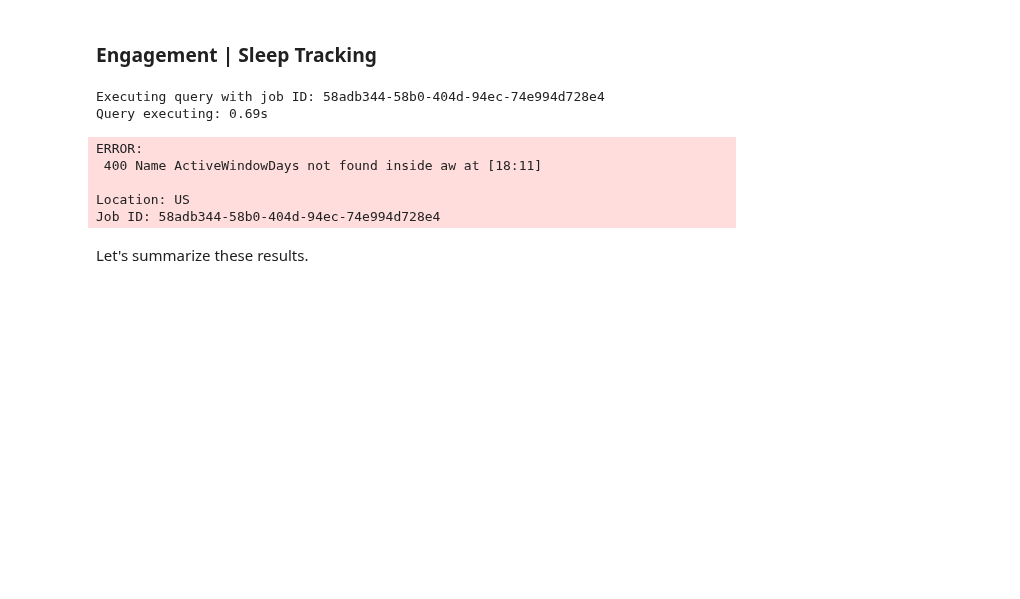
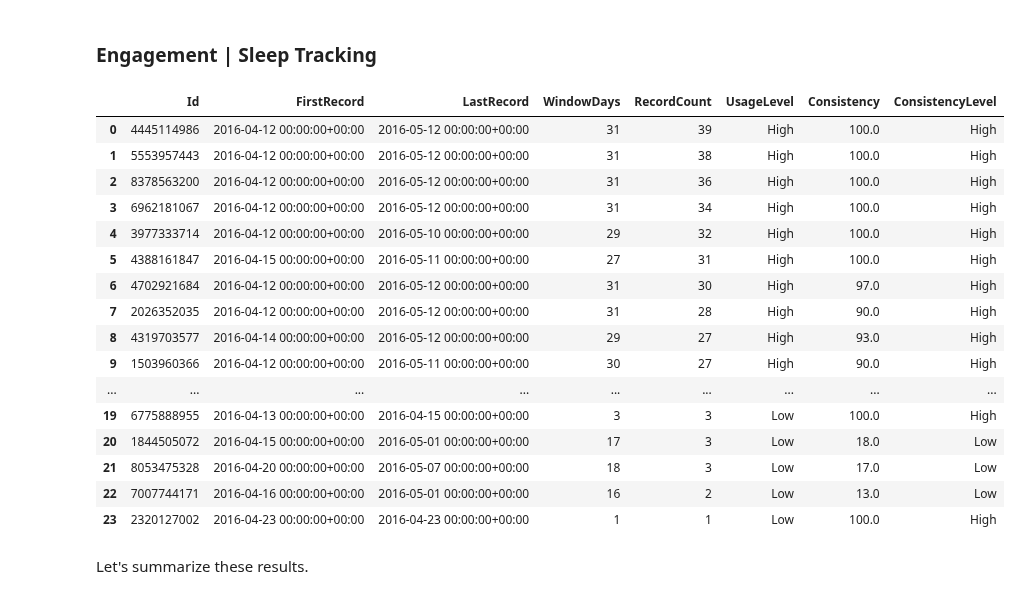
Before and after one commit to phlln/bellabeat-analysis, a Jupyter notebook: notebooks/bellabeat_consumer_insight_analysis.ipynb, the cells around one changed output. Cells and saved outputs as stored; diff of their text form; code cells hidden in the pictures; blank space fills up the shorter version.

```diff
--- a/notebooks/bellabeat_consumer_insight_analysis.ipynb
+++ b/notebooks/bellabeat_consumer_insight_analysis.ipynb
@@ -869,41 +860,51 @@ WITH sleep_record_count AS (
     GROUP BY 1
 ),
 active_window AS (
     SELECT Id,
            MIN(SleepDay) AS FirstRecord,
            MAX(SleepDay) AS LastRecord,
            DATE_DIFF(MAX(SleepDay), MIN(SleepDay), DAY) + 1 AS WindowDays, -- add 1 to include usage on final day
      FROM `gac-bellabeat.activity.sleep`
     GROUP BY 1
 )
 SELECT aw.Id,
        aw.FirstRecord,
        aw.LastRecord,
-       aw.ActiveWindowDays,
+       aw.WindowDays,
        src.RecordCount,
        CASE
         WHEN src.RecordCount >= 21 THEN 'High'
         WHEN src.RecordCount >= 14 THEN 'Moderate'
         ELSE 'Low'
        END AS UsageLevel,
        ROUND((CASE WHEN src.RecordCount > aw.WindowDays THEN 1 ELSE src.RecordCount / aw.WindowDays END)*100, 0) AS Consistency,
        CASE
             WHEN ROUND((CASE WHEN src.RecordCount > aw.WindowDays THEN 1 ELSE src.RecordCount / aw.WindowDays END)*100, 0)  >= 75 THEN 'High'
             WHEN ROUND((CASE WHEN src.RecordCount > aw.WindowDays THEN 1 ELSE src.RecordCount / aw.WindowDays END)*100, 0)  >= 50 THEN 'Moderate'
             ELSE 'Low'
        END AS ConsistencyLevel
  FROM active_window aw
  JOIN sleep_record_count src
    ON aw.Id = src.Id
 ORDER BY 5 DESC, 6, 7 DESC, 8, 4 DESC, 2, 3;
 # %% [output]
-Executing query with job ID: 58adb344-58b0-404d-94ec-74e994d728e4
-Query executing: 0.69s
-ERROR:
- 400 Name ActiveWindowDays not found inside aw at [18:11]
-
-Location: US
-Job ID: 58adb344-58b0-404d-94ec-74e994d728e4
+|  | Id | FirstRecord | LastRecord | WindowDays | RecordCount | UsageLevel | Consistency | ConsistencyLevel |
+| 0 | 4445114986 | 2016-04-12 00:00:00+00:00 | 2016-05-12 00:00:00+00:00 | 31 | 39 | High | 100.0 | High |
+| 1 | 5553957443 | 2016-04-12 00:00:00+00:00 | 2016-05-12 00:00:00+00:00 | 31 | 38 | High | 100.0 | High |
+| 2 | 8378563200 | 2016-04-12 00:00:00+00:00 | 2016-05-12 00:00:00+00:00 | 31 | 36 | High | 100.0 | High |
+| 3 | 6962181067 | 2016-04-12 00:00:00+00:00 | 2016-05-12 00:00:00+00:00 | 31 | 34 | High | 100.0 | High |
+| 4 | 3977333714 | 2016-04-12 00:00:00+00:00 | 2016-05-10 00:00:00+00:00 | 29 | 32 | High | 100.0 | High |
+| 5 | 4388161847 | 2016-04-15 00:00:00+00:00 | 2016-05-11 00:00:00+00:00 | 27 | 31 | High | 100.0 | High |
+| 6 | 4702921684 | 2016-04-12 00:00:00+00:00 | 2016-05-12 00:00:00+00:00 | 31 | 30 | High | 97.0 | High |
+| 7 | 2026352035 | 2016-04-12 00:00:00+00:00 | 2016-05-12 00:00:00+00:00 | 31 | 28 | High | 90.0 | High |
+| 8 | 4319703577 | 2016-04-14 00:00:00+00:00 | 2016-05-12 00:00:00+00:00 | 29 | 27 | High | 93.0 | High |
+| 9 | 1503960366 | 2016-04-12 00:00:00+00:00 | 2016-05-11 00:00:00+00:00 | 30 | 27 | High | 90.0 | High |
+| ... | ... | ... | ... | ... | ... | ... | ... | ... |
+| 19 | 6775888955 | 2016-04-13 00:00:00+00:00 | 2016-04-15 00:00:00+00:00 | 3 | 3 | Low | 100.0 | High |
+| 20 | 1844505072 | 2016-04-15 00:00:00+00:00 | 2016-05-01 00:00:00+00:00 | 17 | 3 | Low | 18.0 | Low |
+| 21 | 8053475328 | 2016-04-20 00:00:00+00:00 | 2016-05-07 00:00:00+00:00 | 18 | 3 | Low | 17.0 | Low |
+| 22 | 7007744171 | 2016-04-16 00:00:00+00:00 | 2016-05-01 00:00:00+00:00 | 16 | 2 | Low | 13.0 | Low |
+| 23 | 2320127002 | 2016-04-23 00:00:00+00:00 | 2016-04-23 00:00:00+00:00 | 1 | 1 | Low | 100.0 | High |
 # %% [markdown]
 Let's summarize these results.
 # %%
```
Also changed, not shown: parts of 13 cells of this notebook.
